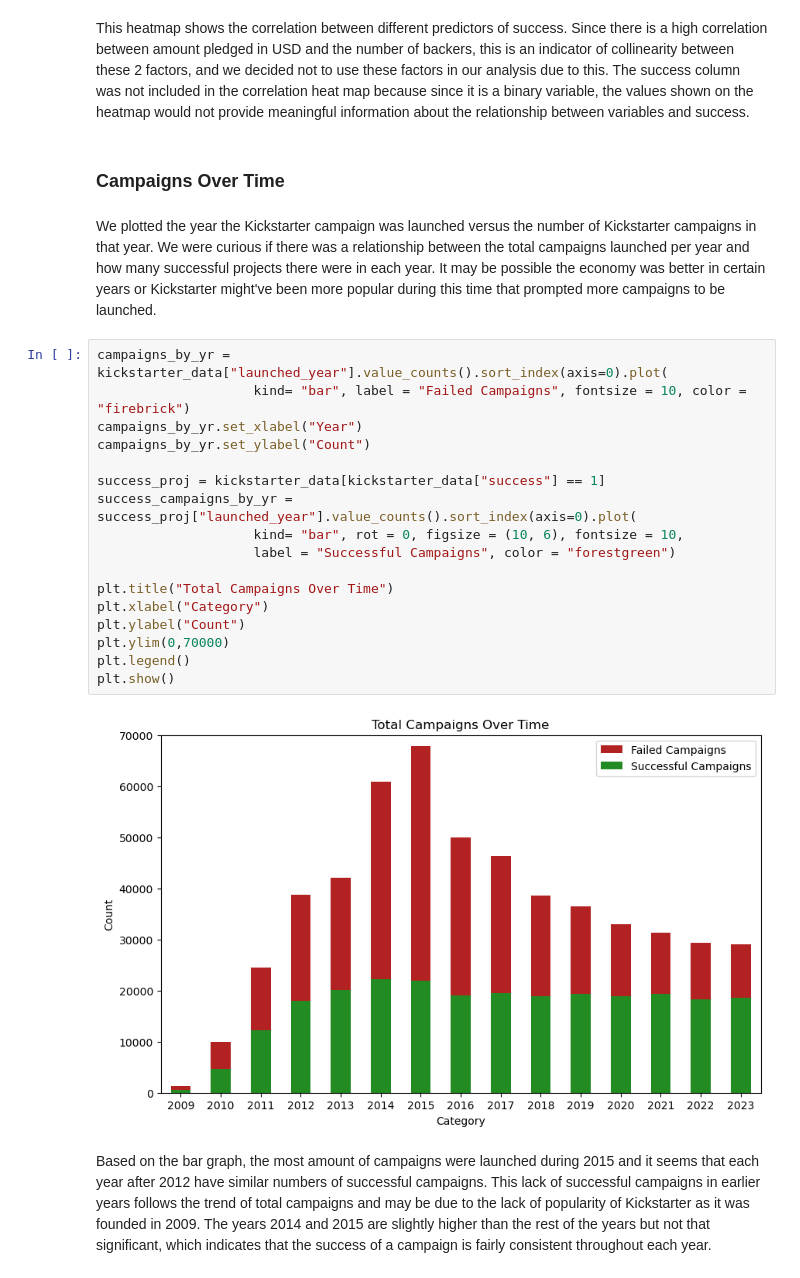
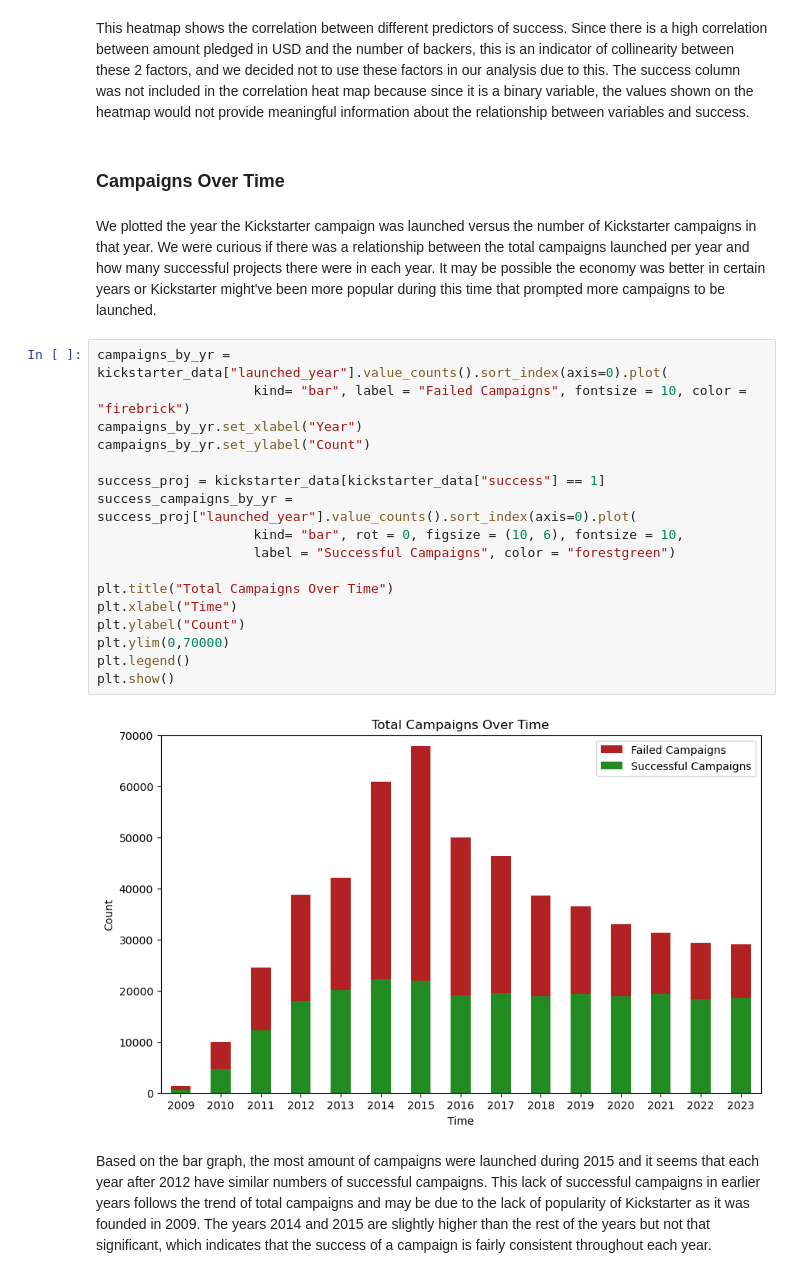
Before and after one commit to catherine-fang-git/kickstarter_project_success_info2950, a Jupyter notebook: INFO2950_FinalProj.ipynb, the cells around one changed output. Drawn from its saved outputs; the diff is of its cells as text.

```diff
--- a/INFO2950_FinalProj.ipynb
+++ b/INFO2950_FinalProj.ipynb
@@ -167,28 +167,28 @@ plt.show()
 # %% [markdown]
 This heatmap shows the correlation between different predictors of success. Since there is a high correlation between amount pledged in USD and the number of backers, this is an indicator of collinearity between these 2 factors, and we decided not to use these factors in our analysis due to this. The success column was not included in the correlation heat map because since it is a binary variable, the values shown on the heatmap would not provide meaningful information about the relationship between variables and success.
 # %% [markdown]
-### Campaigns Over Time
+### **Campaigns Over Time**
 # %% [markdown]
 We plotted the year the Kickstarter campaign was launched versus the number of Kickstarter campaigns in that year. We were curious if there was a relationship between the total campaigns launched per year and how many successful projects there were in each year. It may be possible the economy was better in certain years or Kickstarter might've been more popular during this time that prompted more campaigns to be launched.
 # %%
 campaigns_by_yr = kickstarter_data["launched_year"].value_counts().sort_index(axis=0).plot(
                     kind= "bar", label = "Failed Campaigns", fontsize = 10, color = "firebrick")
 campaigns_by_yr.set_xlabel("Year")
 campaigns_by_yr.set_ylabel("Count")
 
 success_proj = kickstarter_data[kickstarter_data["success"] == 1]
 success_campaigns_by_yr = success_proj["launched_year"].value_counts().sort_index(axis=0).plot(
                     kind= "bar", rot = 0, figsize = (10, 6), fontsize = 10,
                     label = "Successful Campaigns", color = "forestgreen")
 
 plt.title("Total Campaigns Over Time")
-plt.xlabel("Category")
+plt.xlabel("Time")
 plt.ylabel("Count")
 plt.ylim(0,70000)
 plt.legend()
 plt.show()
 # %% [output]
-[figure, old version]
+[figure, new version]
 # %% [markdown]
 Based on the bar graph, the most amount of campaigns were launched during 2015 and it seems that each year after 2012 have similar numbers of successful campaigns. This lack of successful campaigns in earlier years follows the trend of total campaigns and may be due to the lack of popularity of Kickstarter as it was founded in 2009. The years 2014 and 2015 are slightly higher than the rest of the years but not that significant, which indicates that the success of a campaign is fairly consistent throughout each year.
 # %% [markdown]
```
Also changed, not shown: parts of 39 cells of this notebook.
